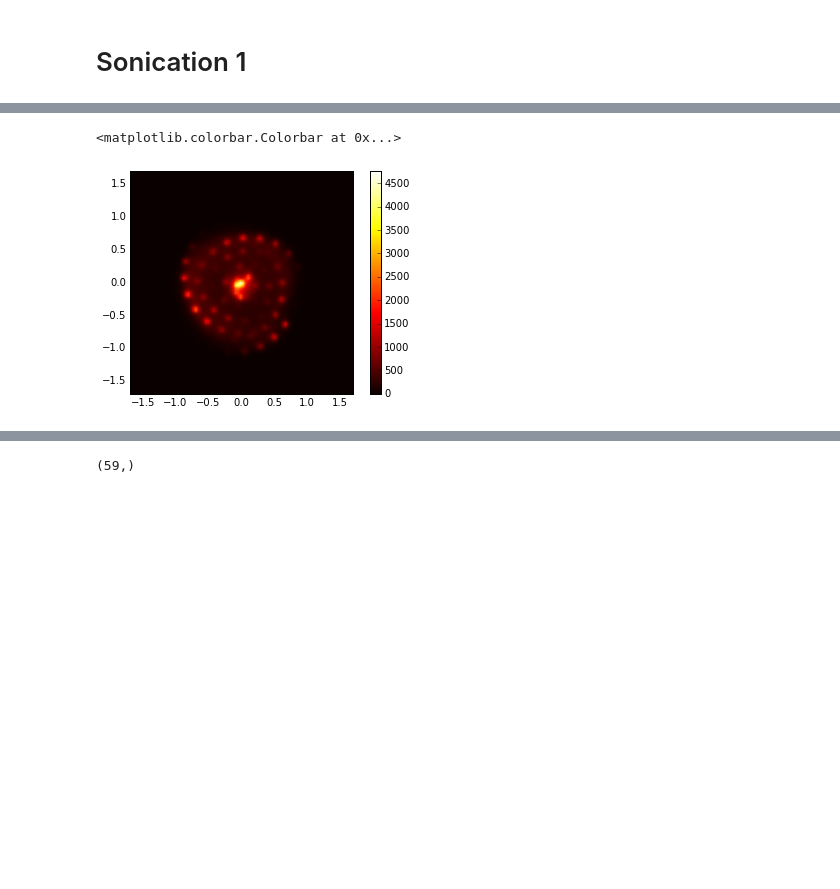
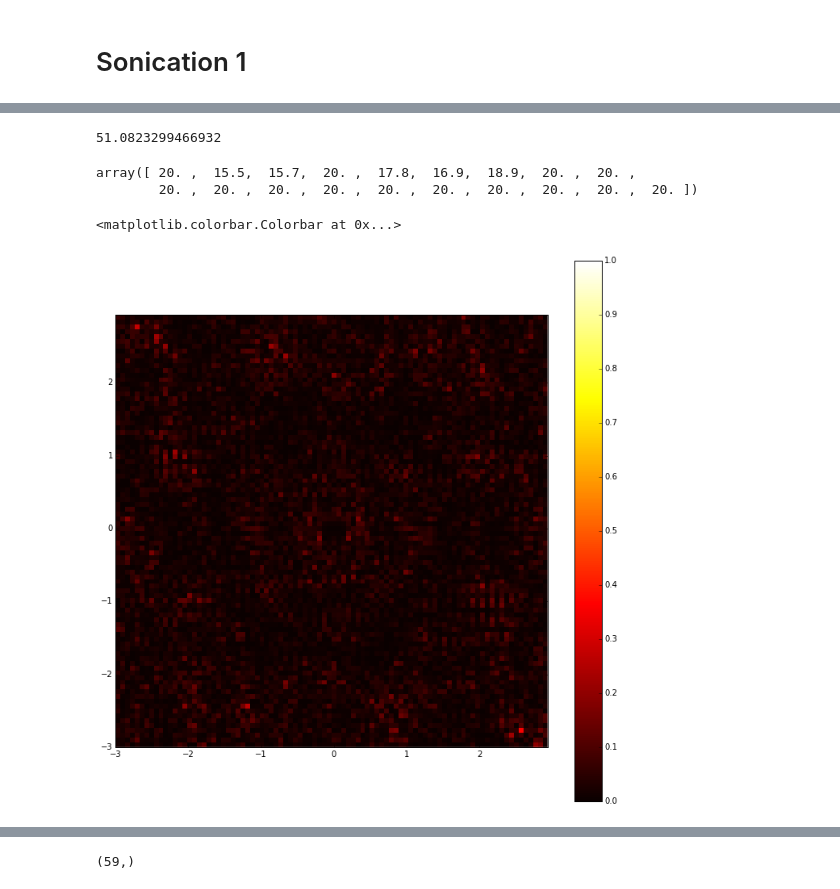
Before and after one commit to vlchaplin/fus_thermalmodelling, a Jupyter notebook: mugenot_trajectory.ipynb, the cells around one changed output, grey strips where cells are left out. Drawn from its saved outputs; the diff is of its cells as text; code cells hidden in the pictures; blank space fills up the shorter version.

```diff
--- a/mugenot_trajectory.ipynb
+++ b/mugenot_trajectory.ipynb
@@ -359,7 +404,7 @@ nacq
 
 N = uxyz.shape[0]
 
-Ispta0 = 1.5e7;
+Ispta0 = 1.25e7;
 
 uamp0 = np.ones(N) / N
 
@@ -374,14 +419,19 @@ uamp0 *= sqrt(powerRenorm)
 # %%
 #triangle
 
-d=0.0035;
-h=d*sin(pi/3);
+#d=0.0035;
+#h=d*sin(pi/3);
+#triangle,h = geom.equilateral_tri(d)
+#pxyz=triangle
 
-triangle,h = geom.equilateral_tri(d)
-
-pxyz=triangle
+d=0.004;
+ring,radius = geom.ring(d,4)
+h=radius
+pxyz=ring;
 pxyz[:,2]=0.14
 p0 = 1e7*np.ones(len(pxyz));
+
+pcentroid = np.mean(pxyz,0);
 
 uamp1 = transducers.get_focused_element_vals(k0, uxyz, pxyz, p0 )
 #uamp1 = sqrt(powerRenorm)*uamp0
@@ -581,7 +716,19 @@ NameError: name 'T1passFinal' is not defined
+# %%
+np.mean(T[9][monitorVolPix])
+# %% [output]
+51.0823299466932
+# %%
+sonicationEndTimesvsPass[1]
+# %% [output]
+array([ 20. ,  15.5,  15.7,  20. ,  17.8,  16.9,  18.9,  20. ,  20. ,
+        20. ,  20. ,  20. ,  20. ,  20. ,  20. ,  20. ,  20. ,  20. ,  20. ])
 # %%
-plt.imshow(np.transpose(CEM1[:,:,focplaneZpix]), cmap=image.cm.hot, origin='lower', extent=[100*xrp[0], 100*xrp[-1], 100*yrp[0], 100*yrp[-1]])
+fig=plt.figure(figsize=(12,12))
+plt.imshow(np.transpose(I1reg[:,:,1]/maxI), vmax=1, cmap=image.cm.hot, origin='lower', extent=[100*xrp[0], 100*xrp[-1], 100*yrp[0], 100*yrp[-1]], interpolation="none")
+#plt.imshow(np.transpose(I1reg[:,floor(Ny/2),:]), cmap=image.cm.hot, origin='lower', extent=[100*xrp[0], 100*xrp[-1], 100*zrp[0], 100*zrp[-1]], interpolation="none")
+
 plt.colorbar()
 # %% [output]
 <matplotlib.colorbar.Colorbar at 0x...>
-[figure, old version]
+[figure, new version]
 # %%
```
Also changed, not shown: parts of 54 cells of this notebook, 3 other files.
